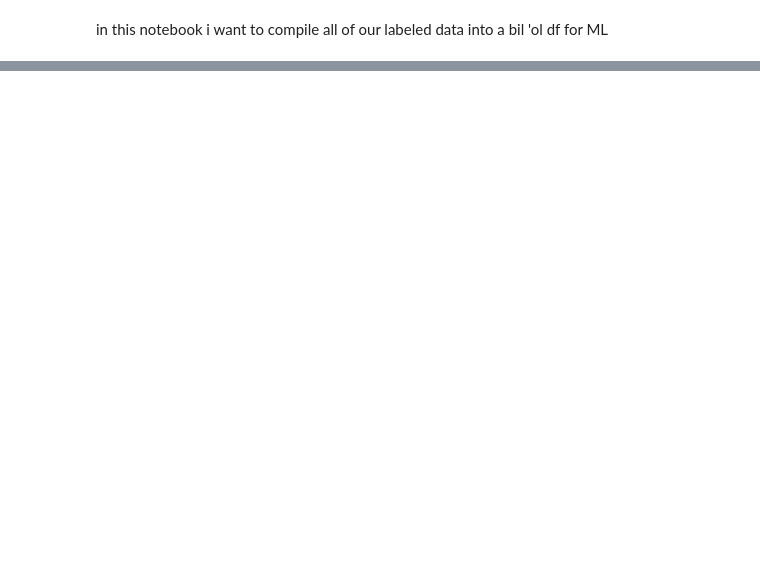
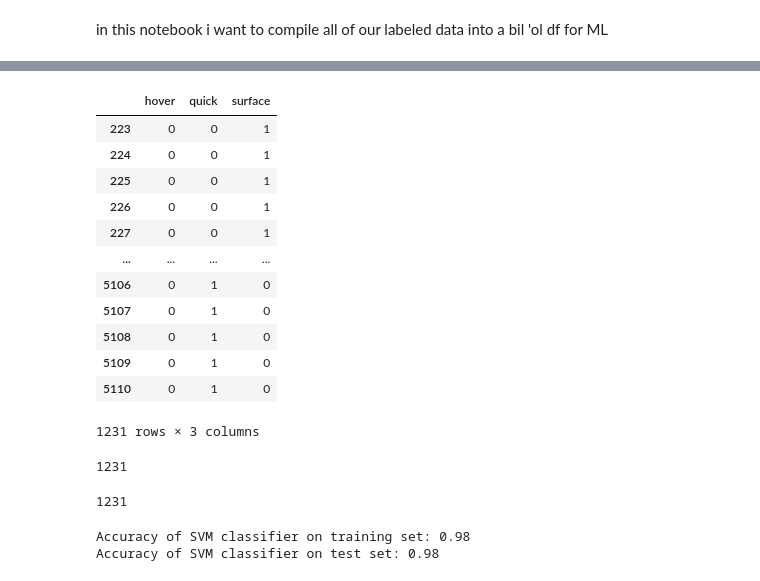
Before and after one commit to twolf190/Valkyrie, a Jupyter notebook: ML/compile_labled_data.ipynb, the cells around one changed output, grey strips where cells are left out. Saved outputs shown, nothing was run; the diff lists cells and outputs as text; code cells hidden in the pictures; blank space fills up the shorter version.

```diff
--- a/ML/compile_labled_data.ipynb
+++ b/ML/compile_labled_data.ipynb
@@ -98,0 +173,47 @@ df['Quick_Stop'] = 0
+# %%
+dummies
+# %% [output]
+|  | hover | quick | surface |
+| 223 | 0 | 0 | 1 |
+| 224 | 0 | 0 | 1 |
+| 225 | 0 | 0 | 1 |
+| 226 | 0 | 0 | 1 |
+| 227 | 0 | 0 | 1 |
+| ... | ... | ... | ... |
+| 5106 | 0 | 1 | 0 |
+| 5107 | 0 | 1 | 0 |
+| 5108 | 0 | 1 | 0 |
+| 5109 | 0 | 1 | 0 |
+| 5110 | 0 | 1 | 0 |
+1231 rows × 3 columns
+# %%
+len(X)
+# %% [output]
+1231
+# %%
+len(y)
+# %% [output]
+1231
+# %%
+#Modeling SVM  wants a 1-d array for y
+X_train, X_test, y_train, y_test = train_test_split(X, y, test_size=0.33, random_state=516516)
+
+scaler = StandardScaler()
+X_train = scaler.fit_transform(X_train)
+
+# Save scaler transformation to file
+# scaler_filename = 'D:/git/rotorcraft-project/david/scaler_trained_model.pkl'
+# scaler_filename = 'C:/Users/david/git-repo/rotorcraft-project/david/scaler_trained_model.pkl'
+# pickle.dump(scaler, open(scaler_filename, 'wb'))
+
+X_test = scaler.transform(X_test)
+
+svm = SVC()
+svm.fit(X_train, y_train)
+print('Accuracy of SVM classifier on training set: {:.2f}'
+     .format(svm.score(X_train, y_train)))
+print('Accuracy of SVM classifier on test set: {:.2f}'
+     .format(svm.score(X_test, y_test)))
+# %% [output]
+Accuracy of SVM classifier on training set: 0.98
+Accuracy of SVM classifier on test set: 0.98
```
Also changed, not shown: parts of 17 cells of this notebook.
